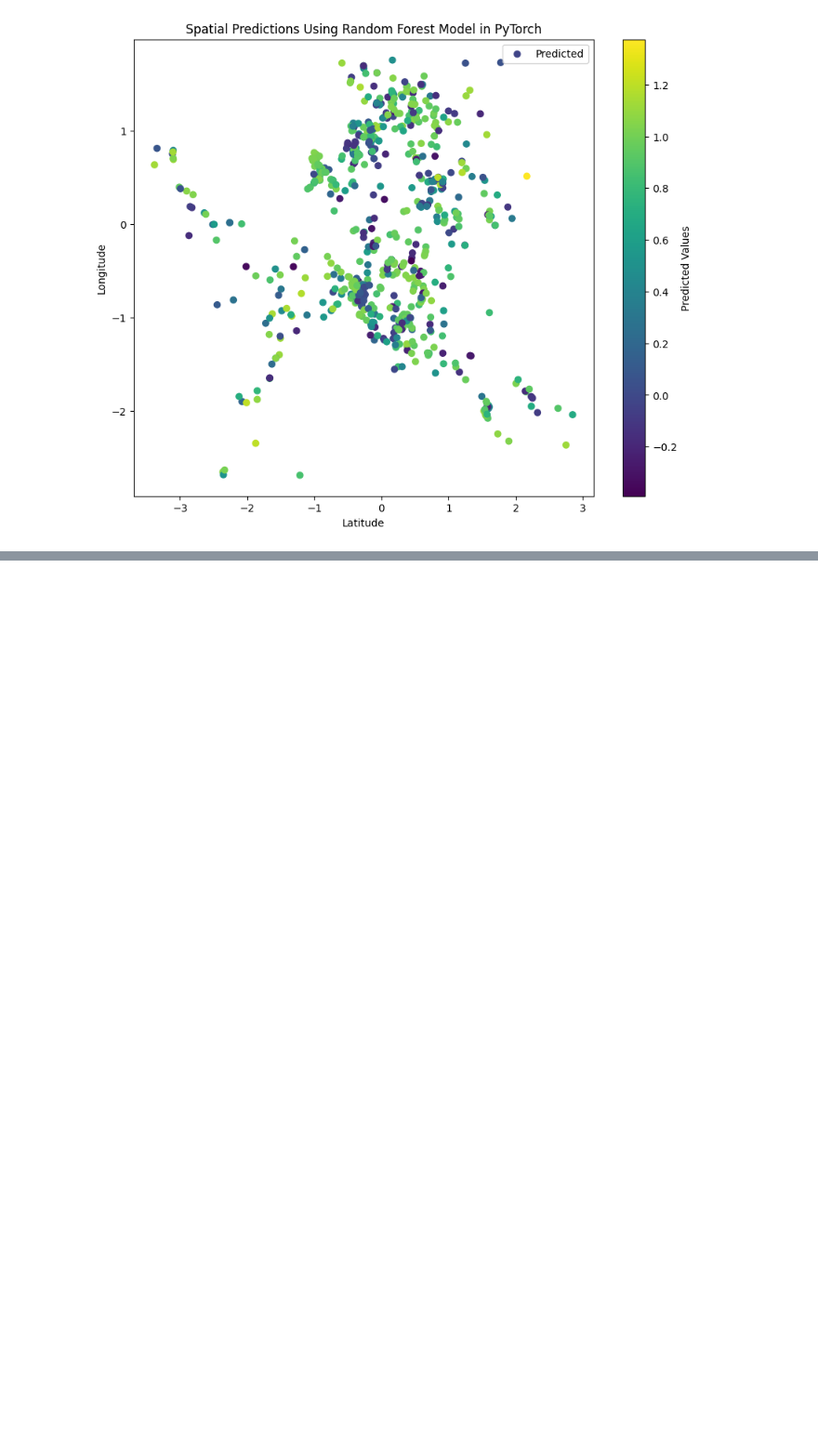
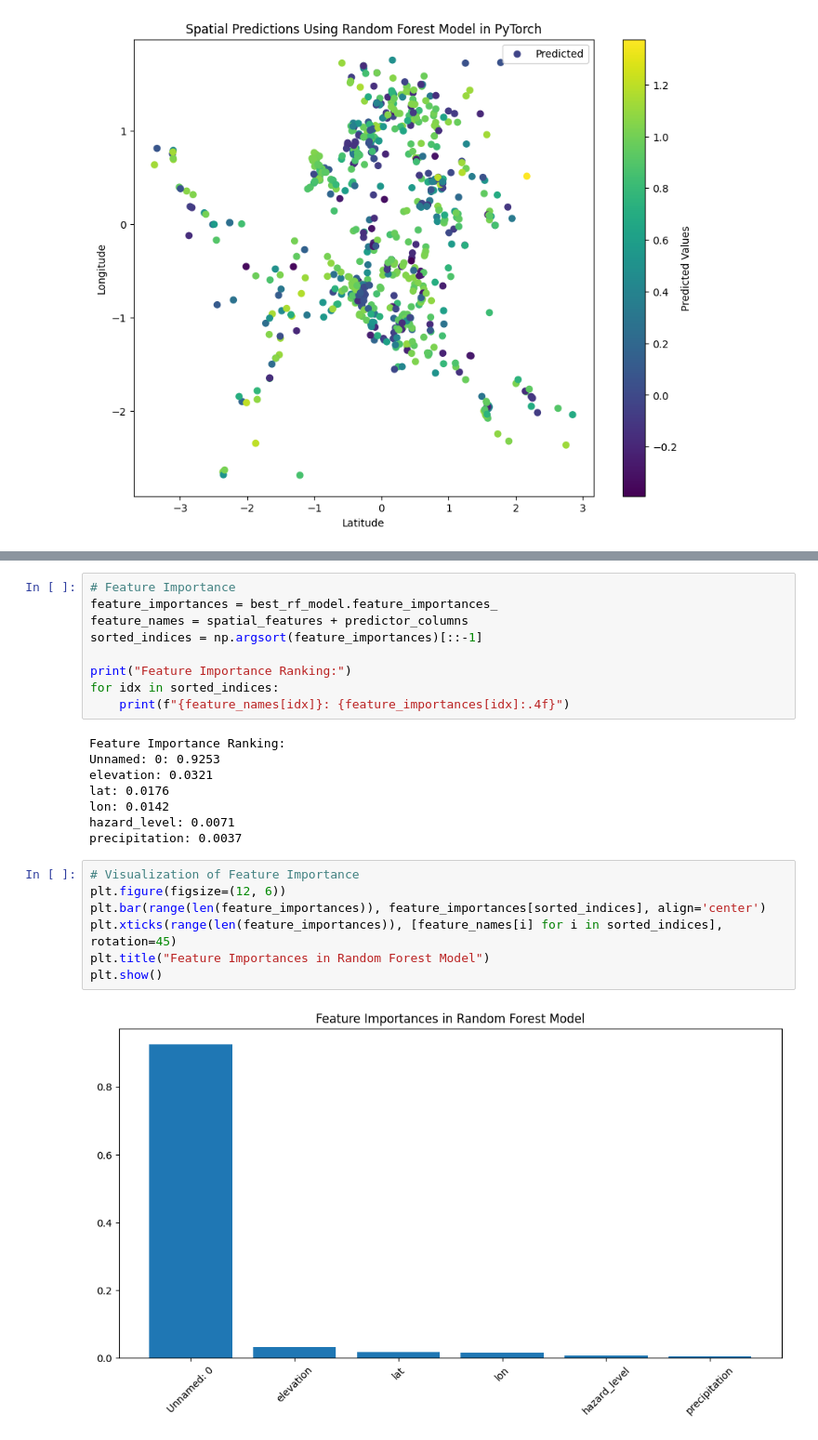
Before and after one commit to Nick-Miras/JeepneyRerouting, a Jupyter notebook: notebooks/spatial_random_forest.ipynb, the cells around one changed output, grey strips where cells are left out. Shown at 93% size. Drawn from its saved outputs; the diff is of its cells as text; blank space fills up the shorter version.

```diff
--- a/notebooks/spatial_random_forest.ipynb
+++ b/notebooks/spatial_random_forest.ipynb
@@ -212,0 +385,26 @@ plt.show()
+# %%
+# Feature Importance
+feature_importances = best_rf_model.feature_importances_
+feature_names = spatial_features + predictor_columns
+sorted_indices = np.argsort(feature_importances)[::-1]
+
+print("Feature Importance Ranking:")
+for idx in sorted_indices:
+    print(f"{feature_names[idx]}: {feature_importances[idx]:.4f}")
+# %% [output]
+Feature Importance Ranking:
+Unnamed: 0: 0.9253
+elevation: 0.0321
+lat: 0.0176
+lon: 0.0142
+hazard_level: 0.0071
+precipitation: 0.0037
+# %%
+# Visualization of Feature Importance
+plt.figure(figsize=(12, 6))
+plt.bar(range(len(feature_importances)), feature_importances[sorted_indices], align='center')
+plt.xticks(range(len(feature_importances)), [feature_names[i] for i in sorted_indices], rotation=45)
+plt.title("Feature Importances in Random Forest Model")
+plt.show()
+# %% [output]
+[figure, added]
```
Also changed, not shown: parts of 14 cells of this notebook.
